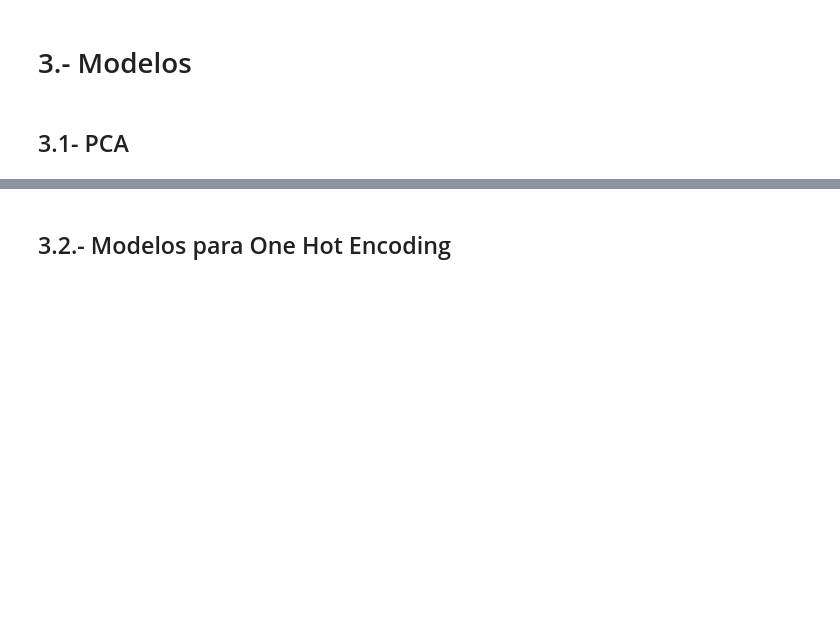
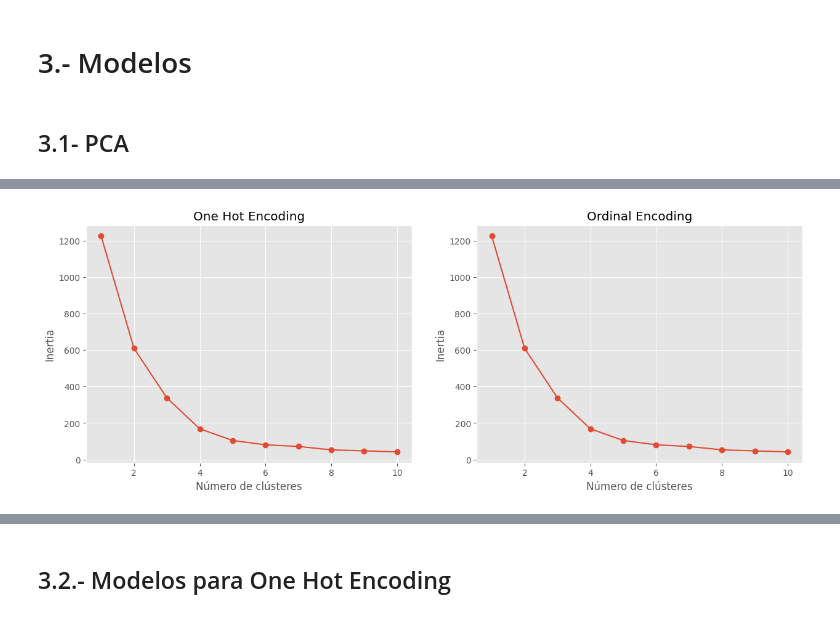
Before and after one commit to RaulCarrero02/G23.P2.100451286.100472334, a Jupyter notebook: kmean.ipynb, the cells around one changed output, grey strips where cells are left out. Saved outputs shown, nothing was run; the diff lists cells and outputs as text; code cells hidden in the pictures; blank space fills up the shorter version.

```diff
--- a/kmean.ipynb
+++ b/kmean.ipynb
@@ -238,31 +390,33 @@ plt.show()
 # %%
 
 # Número óptimo de clústeres
 # ==============================================================================
 inertia_oh = []
 inertia_ordinal = []
 for i in range(1, 11):
-    kmeans = KMeans(n_clusters=i, random_state=123).fit(X_ordinal_pca)
-    inertia_ordinal.append(kmeans.inertia_)
+    kmeans_inertia = KMeans(n_clusters=i, random_state=123).fit(X_ordinal_pca)
+    inertia_ordinal.append(kmeans_inertia.inertia_)
 
 for i in range(1, 11):
-    kmeans = KMeans(n_clusters=i, random_state=123).fit(X_one_hot_pca)
-    inertia_oh.append(kmeans.inertia_)
+    kmeans_inertia = KMeans(n_clusters=i, random_state=123).fit(X_one_hot_pca)
+    inertia_oh.append(kmeans_inertia.inertia_)
 
 # Representación de los dato en dos gráficos
 fig, axs = plt.subplots(1, 2, figsize=(15, 5))
 
 axs[0].plot(range(1, 11), inertia_oh, marker='o')
 axs[0].set_title('One Hot Encoding')
 axs[0].set_xlabel('Número de clústeres')
 axs[0].set_ylabel('Inertia')
 
 axs[1].plot(range(1, 11), inertia_ordinal, marker='o')
 axs[1].set_title('Ordinal Encoding')
 axs[1].set_xlabel('Número de clústeres')
 axs[1].set_ylabel('Inertia')
 
 plt.show()
+# %% [output]
+[figure, added]
 # %%
 # Silhouette Score
 silhouette_oh = []
```
Also changed, not shown: parts of 18 cells of this notebook.
